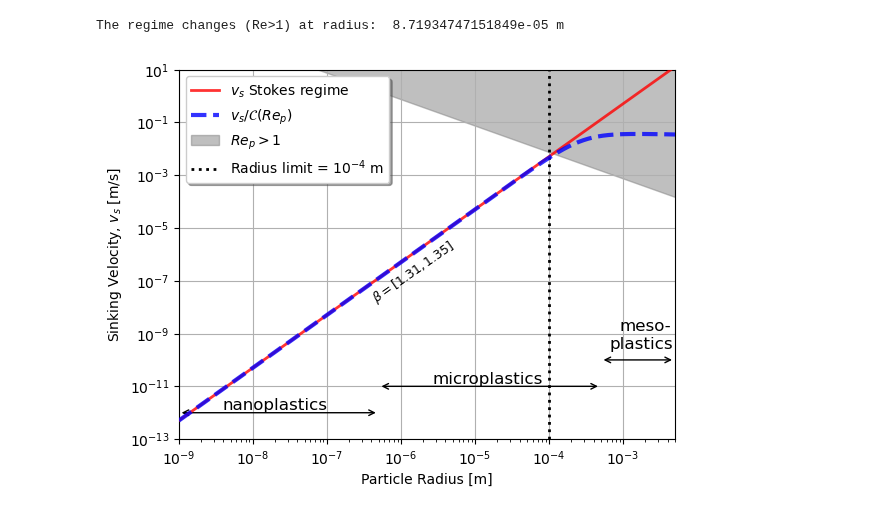
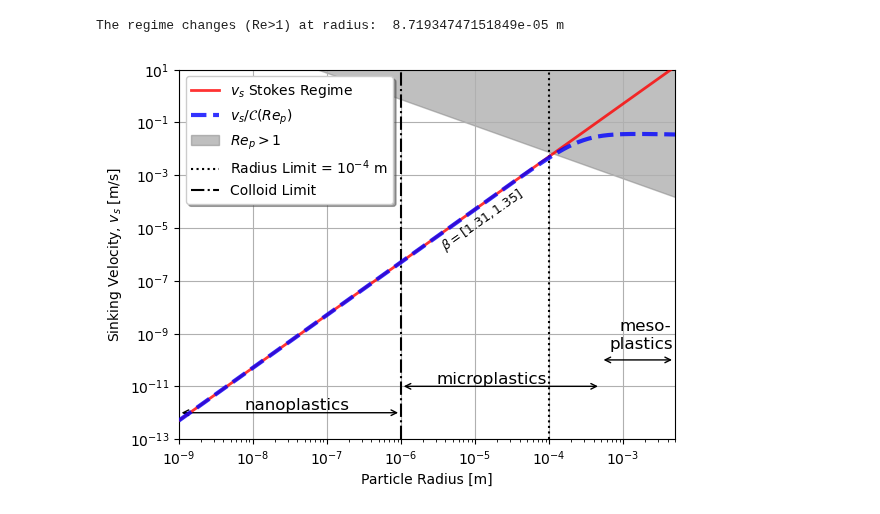
Before and after one commit to OceanParcels/Backtracking_Abyssal_Nanoplastics, a Jupyter notebook: python/terminal_velocity[Range-of-validity].ipynb, the cells around one changed output. Saved outputs shown, nothing was run; the diff lists cells and outputs as text; code cells hidden in the pictures.

```diff
--- a/python/terminal_velocity[Range-of-validity].ipynb
+++ b/python/terminal_velocity[Range-of-validity].ipynb
@@ -87,39 +87,40 @@ Re_1000 = reynolds_regimes(radiuses, Re=10000000)
 sts_b1_CRE = corrected_vs(sts_b1, radiuses)
 sts_b2_CRE = corrected_vs(sts_b2, radiuses)
 # %%
-plt.plot(radiuses, sts_b2, color='red', alpha=0.8, label=r'$v_s$ Stokes regime',
+plt.plot(radiuses, sts_b2, color='red', alpha=0.8, label=r'$v_s$ Stokes Regime',
                  zorder=10, linestyle='-', lw=2)
 plt.plot(radiuses, sts_b2_CRE, color='blue', alpha=0.8, label=r'$v_s$/$\mathcal{C}(Re_p)$',
                  zorder=10, linestyle='--', lw=3)
 
 
 plt.fill_between(radiuses, Re_1, Re_1000, color='gray', alpha=0.5, label=r'$Re_p > 1$')
 
-plt.axvline(R_limit, color='black', linestyle=':', label=r'Radius limit = $10^{-4}$ m', lw=2)
+plt.axvline(R_limit, color='black', linestyle=':', label=r'Radius Limit = $10^{-4}$ m', lw=1.5)
+plt.axvline(1e-6, color='black', linestyle='-.', label=r'Colloid Limit', lw=1.5)
 
 plt.semilogy()
 plt.semilogx()
 plt.xlabel('Particle Radius [m]')
 plt.ylabel('Sinking Velocity, $v_s$ [m/s]')
 plt.legend(loc='upper left', shadow=True)
 plt.grid()
 
 # microplastics scales
-plt.annotate("", xy=(1e-9, 1e-12), xytext=(1e-6/2, 1e-12), arrowprops=dict(arrowstyle="<->", color='black'))
-plt.text(4e-8/2, 1e-12, 'nanoplastics', fontsize=12, ha='center', va='bottom')
+plt.annotate("", xy=(1e-9, 1e-12), xytext=(1e-6, 1e-12), arrowprops=dict(arrowstyle="<->", color='black'))
+plt.text(4e-8, 1e-12, 'nanoplastics', fontsize=12, ha='center', va='bottom')
 
-plt.annotate("", xy=(1e-6/2, 1e-11), xytext=(1e-3/2, 1e-11), arrowprops=dict(arrowstyle="<->", color='black'))
-plt.text(3e-5/2, 1e-11, 'microplastics', fontsize=12, ha='center', va='bottom')
+plt.annotate("", xy=(1e-6, 1e-11), xytext=(1e-3/2, 1e-11), arrowprops=dict(arrowstyle="<->", color='black'))
+plt.text(1.7e-5, 1e-11, 'microplastics', fontsize=12, ha='center', va='bottom')
 
 plt.annotate("", xy=(1e-3/2, 1e-10), xytext=(1e-2/2, 1e-10), arrowprops=dict(arrowstyle="<->", color='black'))
 plt.text(4e-3/2, 1e-9, 'meso-', fontsize=12, ha='center', va='bottom')
 plt.text(3.5e-3/2, 2e-10, 'plastics', fontsize=12, ha='center', va='bottom')
 
-plt.text(3e-6/2, 1e-8, r'$\beta = [{:.2f}, {:.2f}]$'.format(buoyancy_ratios[0], buoyancy_ratios[1]), fontsize=9, ha='center', va='bottom', color='k', rotation=35)
+plt.text(2.5e-5/2, 1e-6, r'$\beta = [{:.2f}, {:.2f}]$'.format(buoyancy_ratios[0], buoyancy_ratios[1]), fontsize=9, ha='center', va='bottom', color='k', rotation=35)
 
 plt.ylim(1e-13, 1.e1)
 plt.xlim(1e-9, 1e-2/2)
 
 plt.savefig('../article_figs/terminal_velocity.png', dpi=300, bbox_inches='tight')
 # %% [output]
-[figure, old version]
+[figure, new version]
```
Also changed, not shown: 3 other files.
